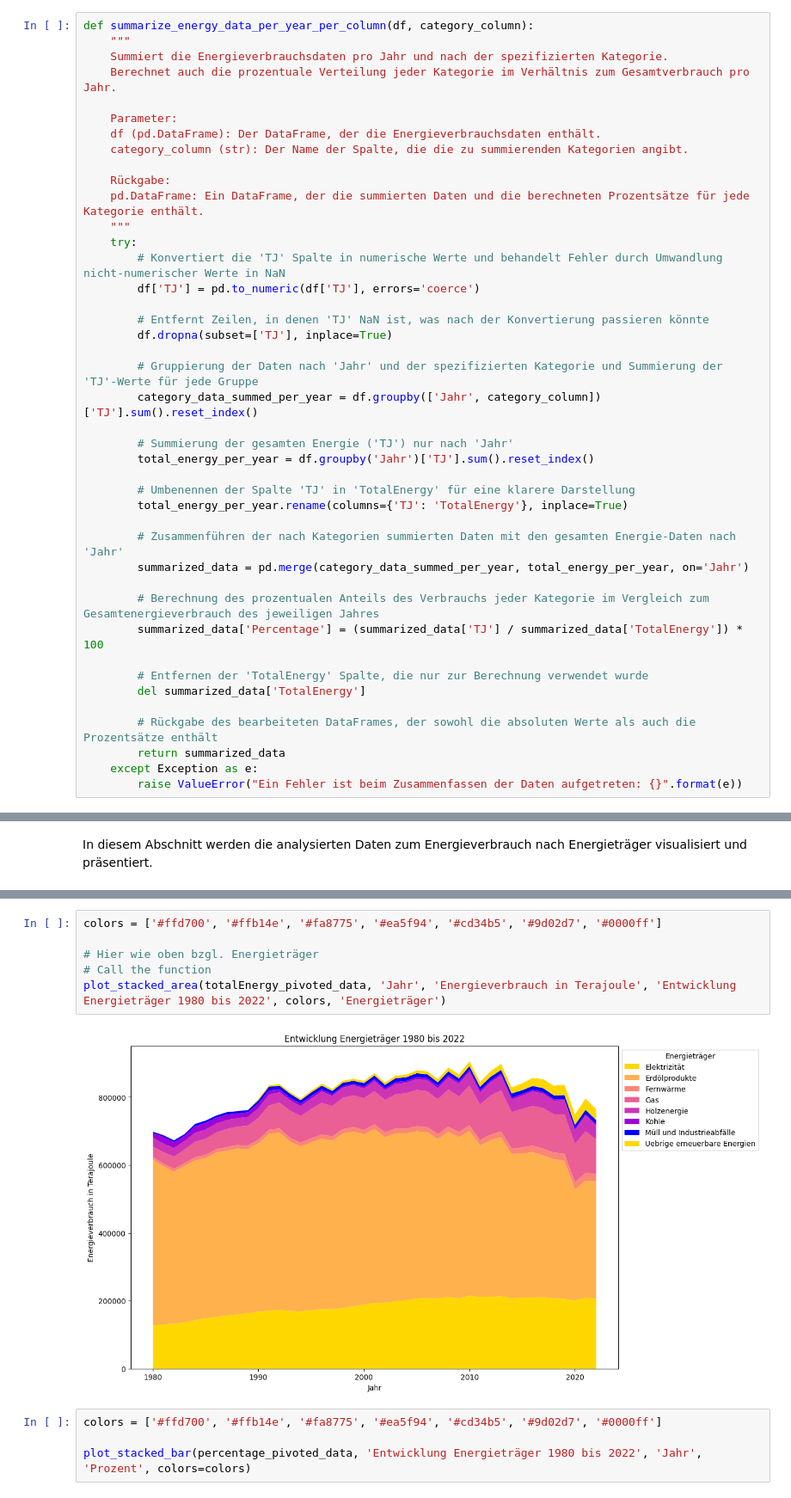
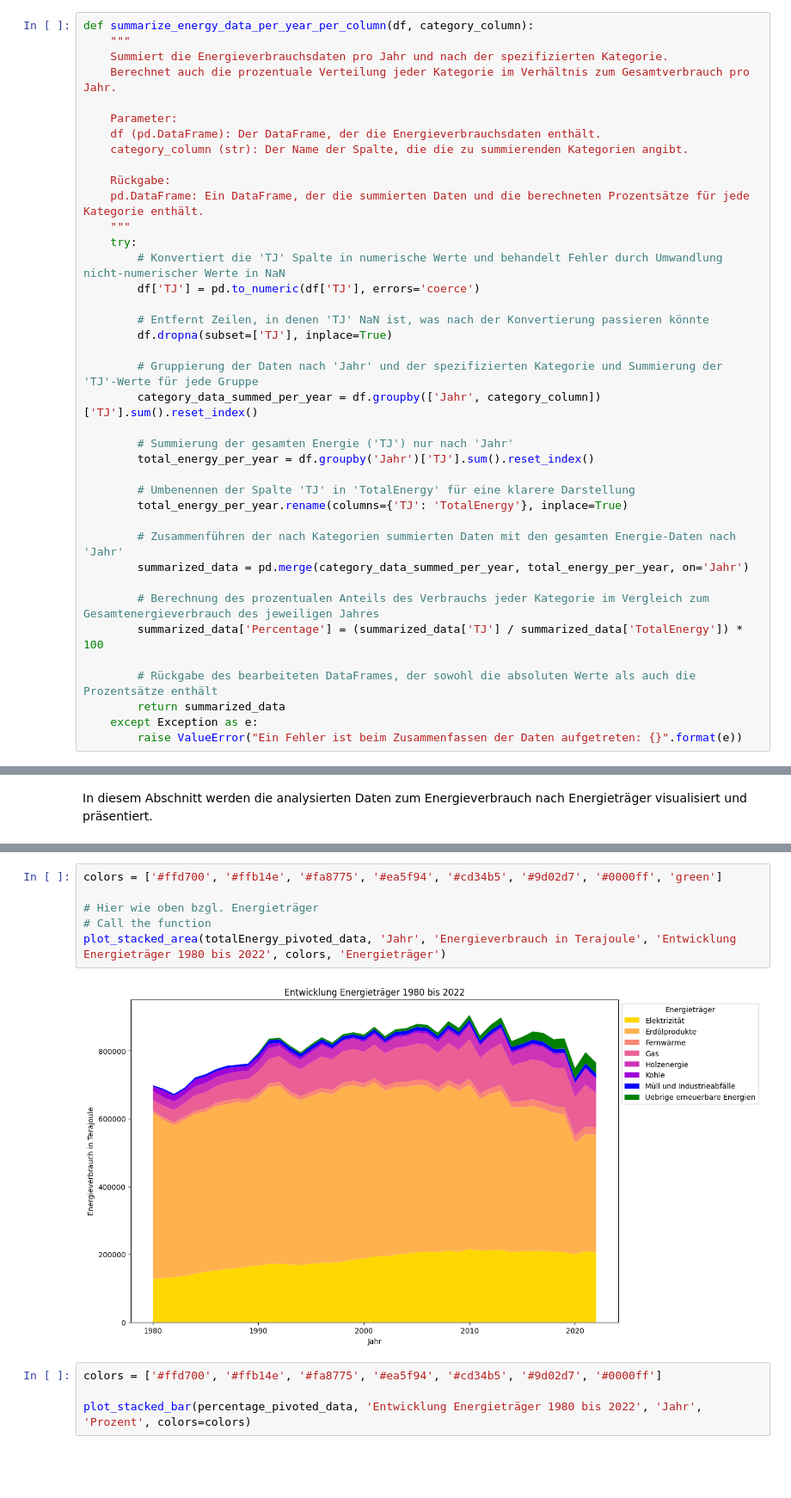
Before and after one commit to michaelzimmermannstudhslu/BINA_2024_energy_research, a Jupyter notebook: bina_casestudy_adhumezi.ipynb, the cells around one changed output, grey strips where cells are left out. Shown at 86% size. Saved outputs shown, nothing was run; the diff lists cells and outputs as text; blank space fills up the shorter version.

```diff
--- a/bina_casestudy_adhumezi.ipynb
+++ b/bina_casestudy_adhumezi.ipynb
@@ -944,9 +948,6 @@ def summarize_energy_data_per_year_per_column(df, category_column):
         # Berechnung des prozentualen Anteils des Verbrauchs jeder Kategorie im Vergleich zum Gesamtenergieverbrauch des jeweiligen Jahres
         summarized_data['Percentage'] = (summarized_data['TJ'] / summarized_data['TotalEnergy']) * 100
 
-        # Entfernen der 'TotalEnergy' Spalte, die nur zur Berechnung verwendet wurde
-        del summarized_data['TotalEnergy']
-
         # Rückgabe des bearbeiteten DataFrames, der sowohl die absoluten Werte als auch die Prozentsätze enthält
         return summarized_data
     except Exception as e:
@@ -1819,13 +1788,13 @@ plot_stacked_area(percentage_pivoted_data, 'Jahr', 'Prozent', 'Entwicklung Energ
 # %% [output]
 [figure]
 # %%
-colors = ['#ffd700', '#ffb14e', '#fa8775', '#ea5f94', '#cd34b5', '#9d02d7', '#0000ff']
+colors = ['#ffd700', '#ffb14e', '#fa8775', '#ea5f94', '#cd34b5', '#9d02d7', '#0000ff', 'green']
 
 # Hier wie oben bzgl. Energieträger
 # Call the function
 plot_stacked_area(totalEnergy_pivoted_data, 'Jahr', 'Energieverbrauch in Terajoule', 'Entwicklung Energieträger 1980 bis 2022', colors, 'Energieträger')
 # %% [output]
-[figure, old version]
+[figure, new version]
 # %%
 colors = ['#ffd700', '#ffb14e', '#fa8775', '#ea5f94', '#cd34b5', '#9d02d7', '#0000ff']
 
```
Also changed, not shown: parts of 30 cells of this notebook.
